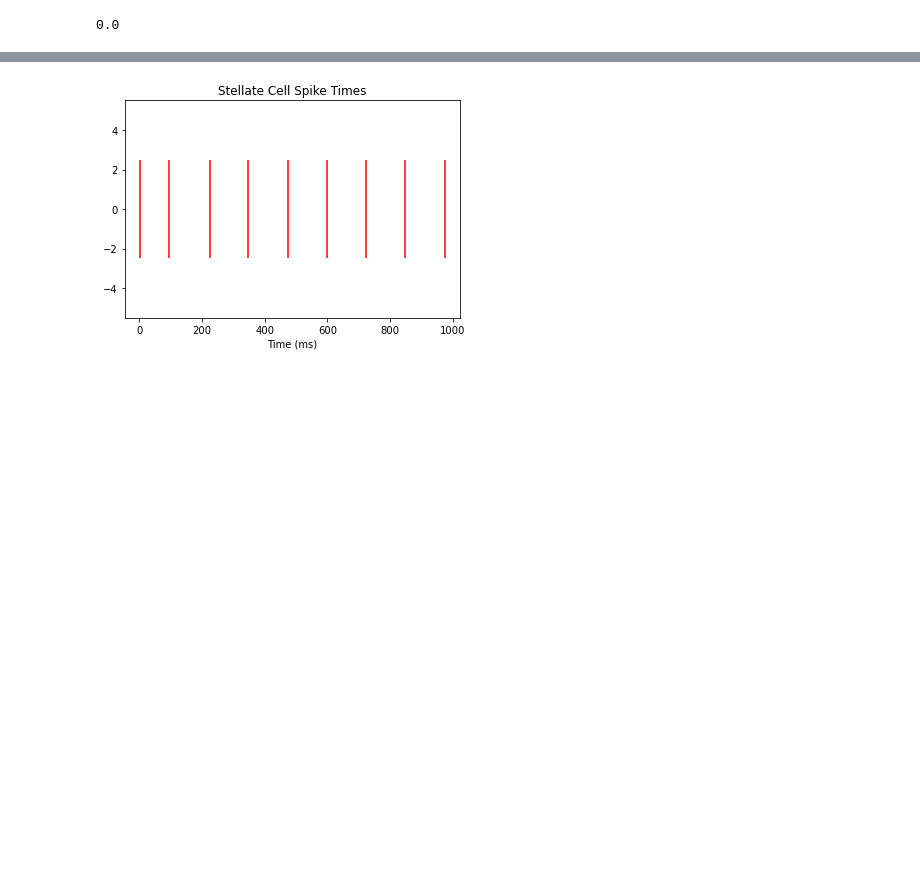
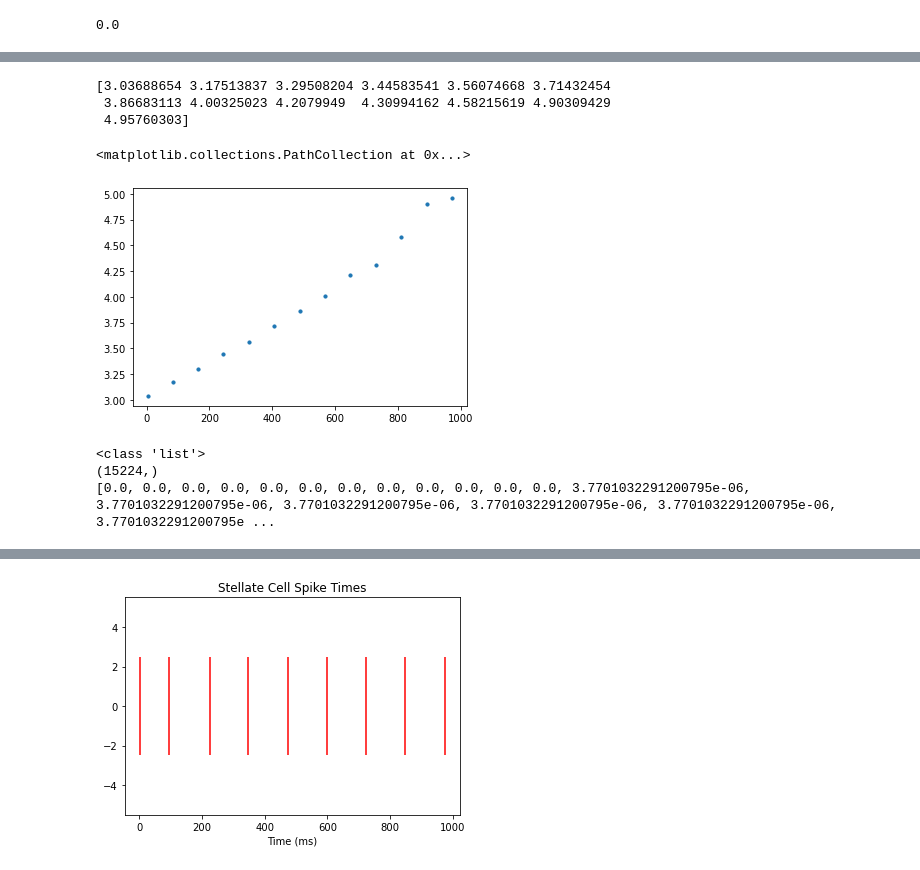
Before and after one commit to tiny-infinity/GridCellsTheta, a Jupyter notebook: amitabha_bose.ipynb, the cells around one changed output, grey strips where cells are left out. Cells and saved outputs as stored; diff of their text form; code cells hidden in the pictures; blank space fills up the shorter version.

```diff
--- a/amitabha_bose.ipynb
+++ b/amitabha_bose.ipynb
@@ -98,3 +155,28 @@ plt.show()
+# %%
+spike_arr = np.array(spike_times.to_python())
+spike_idx = np.array(spike_arr).astype(int)
+
+analytic_signal = signal.hilbert(-i_theta)
+instantaneous_phase = np.angle(analytic_signal)
+stell_phase = vectorized_convert_angle(instantaneous_phase)
+print(stell_phase[spike_idx])
+plt.scatter(spike_idx, stell_phase[spike_idx], s=10)
+# %% [output]
+[3.03688654 3.17513837 3.29508204 3.44583541 3.56074668 3.71432454
+ 3.86683113 4.00325023 4.2079949  4.30994162 4.58215619 4.90309429
+ 4.95760303]
+<matplotlib.collections.PathCollection at 0x...>
+[figure, added]
+# %%
+theta = i_theta.to_python()
+
+print(type(theta))
+print(np.asarray(theta).shape)
+print(theta)
+# %% [output]
+<class 'list'>
+(15224,)
+[0.0, 0.0, 0.0, 0.0, 0.0, 0.0, 0.0, 0.0, 0.0, 0.0, 0.0, 0.0, 3.7701032291200795e-06, 3.7701032291200795e-06, 3.7701032291200795e-06, 3.7701032291200795e-06, 3.7701032291200795e-06, 3.7701032291200795e ...
 # %%
 isi_array = np.diff(spike_times.to_python())
 plt.scatter(range(len(isi_array)), isi_array)
```
Also changed, not shown: parts of 8 cells of this notebook, 1 other file.
